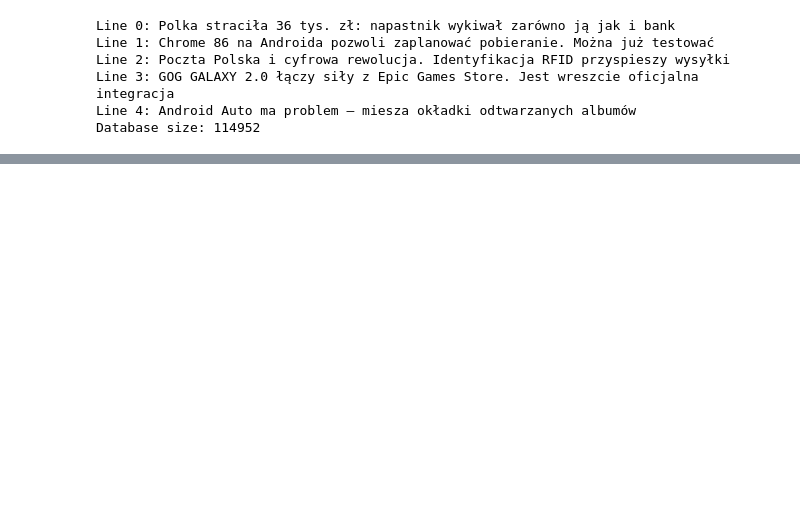
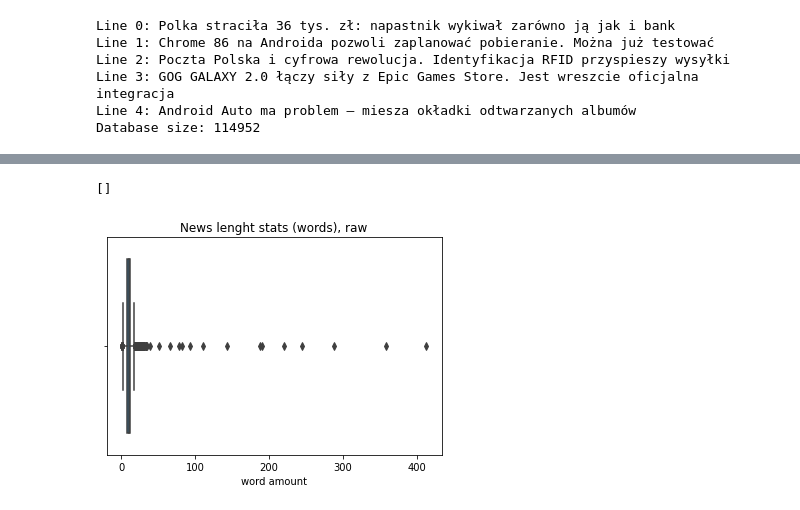
Before and after one commit to avrland/News-predict-word-count, a Jupyter notebook: WordCountPredict.ipynb, the cells around one changed output, grey strips where cells are left out. Saved outputs shown, nothing was run; the diff lists cells and outputs as text; code cells hidden in the pictures; blank space fills up the shorter version.

```diff
--- a/WordCountPredict.ipynb
+++ b/WordCountPredict.ipynb
@@ -36,0 +81,15 @@ Database size: 114952
+# %%
+word_amount = []
+for x in range(len(data)):
+    sentence = data.iloc[x,0]
+    words = len(sentence.split())
+    word_amount.append(words)
+pd_word_amount = pd.DataFrame(word_amount)
+pd_word_amount.columns = ['word amount']
+
+plt.figure()
+sns.boxplot(x=pd_word_amount.iloc[:,0]).set(title='News lenght stats (words), raw')
+plt.plot()
+# %% [output]
+[]
+[figure, added]
```
Also changed, not shown: parts of 27 cells of this notebook.
